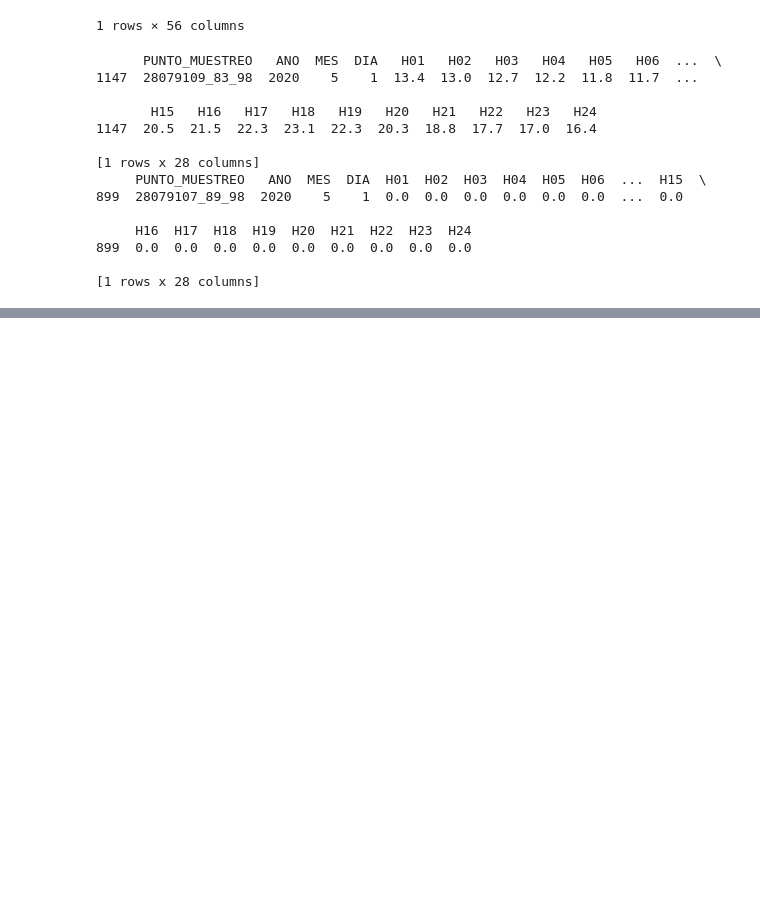
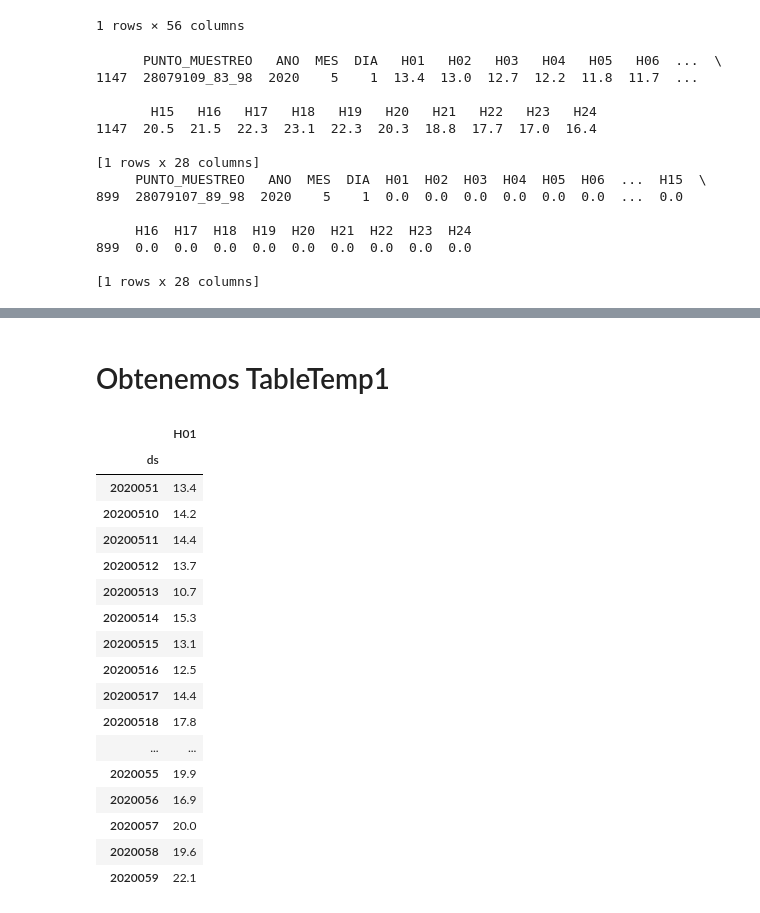
Before and after one commit to Jhonvalencia77/8vo_avance, a Jupyter notebook: Data_Metereologicos.ipynb, the cells around one changed output, grey strips where cells are left out. Drawn from its saved outputs; the diff is of its cells as text; code cells hidden in the pictures; blank space fills up the shorter version.

```diff
--- a/Data_Metereologicos.ipynb
+++ b/Data_Metereologicos.ipynb
@@ -77,0 +102,24 @@ print(DataPrec.head(1))
+# %% [markdown]
+# Obtenemos TableTemp1
+# %%
+TableTemp1 = pd.pivot_table(TableTemp, values=['H01'], index=["ds"], aggfunc={'H01':'first'})
+TableTemp1.head(50)
+# %% [output]
+|  | H01 |
+| ds |  |
+| 2020051 | 13.4 |
+| 20200510 | 14.2 |
+| 20200511 | 14.4 |
+| 20200512 | 13.7 |
+| 20200513 | 10.7 |
+| 20200514 | 15.3 |
+| 20200515 | 13.1 |
+| 20200516 | 12.5 |
+| 20200517 | 14.4 |
+| 20200518 | 17.8 |
+| ... | ... |
+| 2020055 | 19.9 |
+| 2020056 | 16.9 |
+| 2020057 | 20.0 |
+| 2020058 | 19.6 |
+| 2020059 | 22.1 |
```
Also changed, not shown: parts of 32 cells of this notebook.
